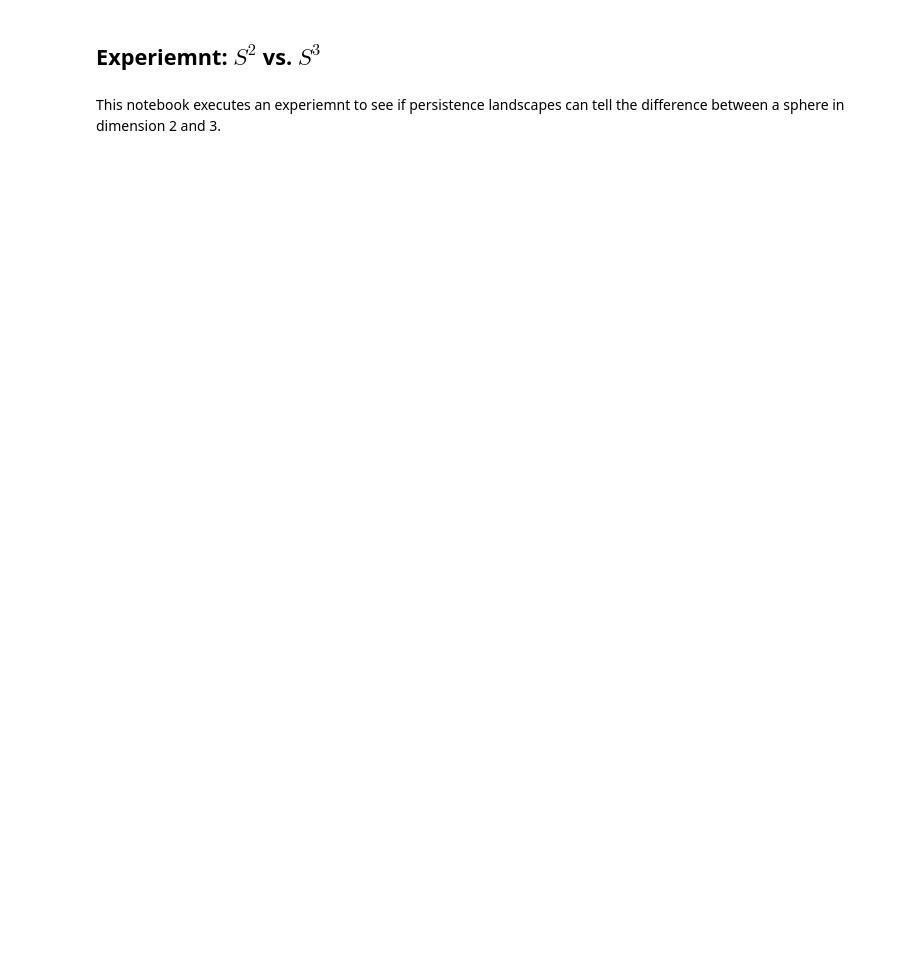
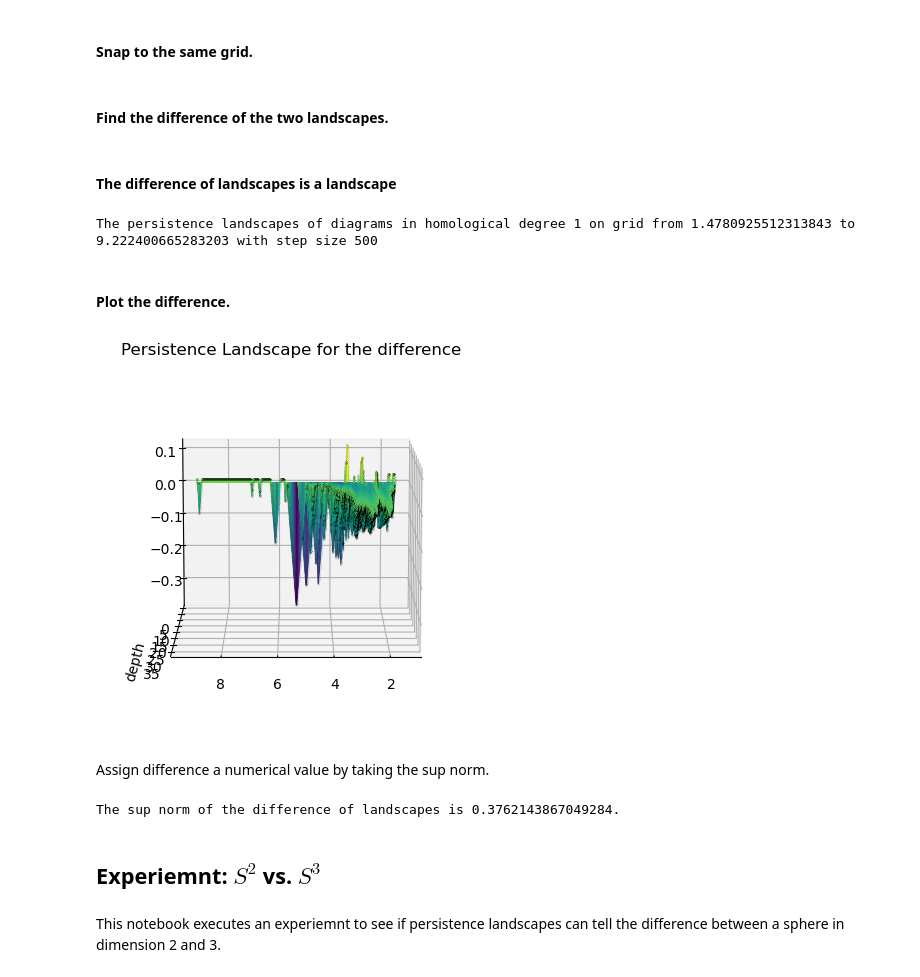
Before and after one commit to gabbyangeloro/Pyscapes, a Jupyter notebook: Master's Code Demo.ipynb, the cells around one changed output. Saved outputs shown, nothing was run; the diff lists cells and outputs as text; code cells hidden in the pictures; blank space fills up the shorter version.

```diff
--- a/Master's Code Demo.ipynb
+++ b/Master's Code Demo.ipynb
@@ -0,0 +38,10 @@
+# %%
+wine_data, wine_target = load_wine(return_X_y=True)
+bc_data, bc_target = load_breast_cancer(return_X_y=True)
+
+scaler = StandardScaler()
+wine_data_scl = scaler.fit_transform(wine_data)
+bc_data_scl = scaler.fit_transform(bc_data)
+
+wine_dgms = ripser(wine_data_scl)['dgms']
+bc_dgms = ripser(bc_data_scl)['dgms']
@@ -0,0 +62,3 @@
+# %%
+wine_pl = PersistenceLandscapeGrid(hom_deg = 1, dgms = wine_dgms)
+bc_pl = PersistenceLandscapeGrid(hom_deg = 1, dgms = bc_dgms)
@@ -1,3 +106,32 @@
+# %% [markdown]
+#### Snap to the same grid.
+# %%
+# Snap landscapes to the same grid
+wine_plg_snap, bc_pl_snap = snap_PL([wine_plg, bc_pl])
+# %% [markdown]
+#### Find the difference of the two landscapes.
+# %%
+# compute difference
+diff_pl = wine_plg_snap - bc_pl_snap
+# %% [markdown]
+#### The difference of landscapes is a landscape
+# %%
+diff_pl
+# %% [output]
+The persistence landscapes of diagrams in homological degree 1 on grid from 1.4780925512313843 to 9.222400665283203 with step size 500
+# %% [markdown]
+#### Plot the difference.
+# %%
+plot_landscape(diff_pl, title = 'Persistence Landscape for the difference')
+# %% [output]
+[figure, added]
+# %% [markdown]
+Assign difference a numerical value by taking the sup norm.
+# %%
+diff = diff_pl.sup_norm()
+print(f'The sup norm of the difference of landscapes is {diff}.')
+# %% [output]
+The sup norm of the difference of landscapes is 0.3762143867049284.
 # %% [markdown]
 ## Experiemnt: $S^2$ vs. $S^3$
 # %% [markdown]
```
Also changed, not shown: parts of 27 cells of this notebook, 4 other files.
